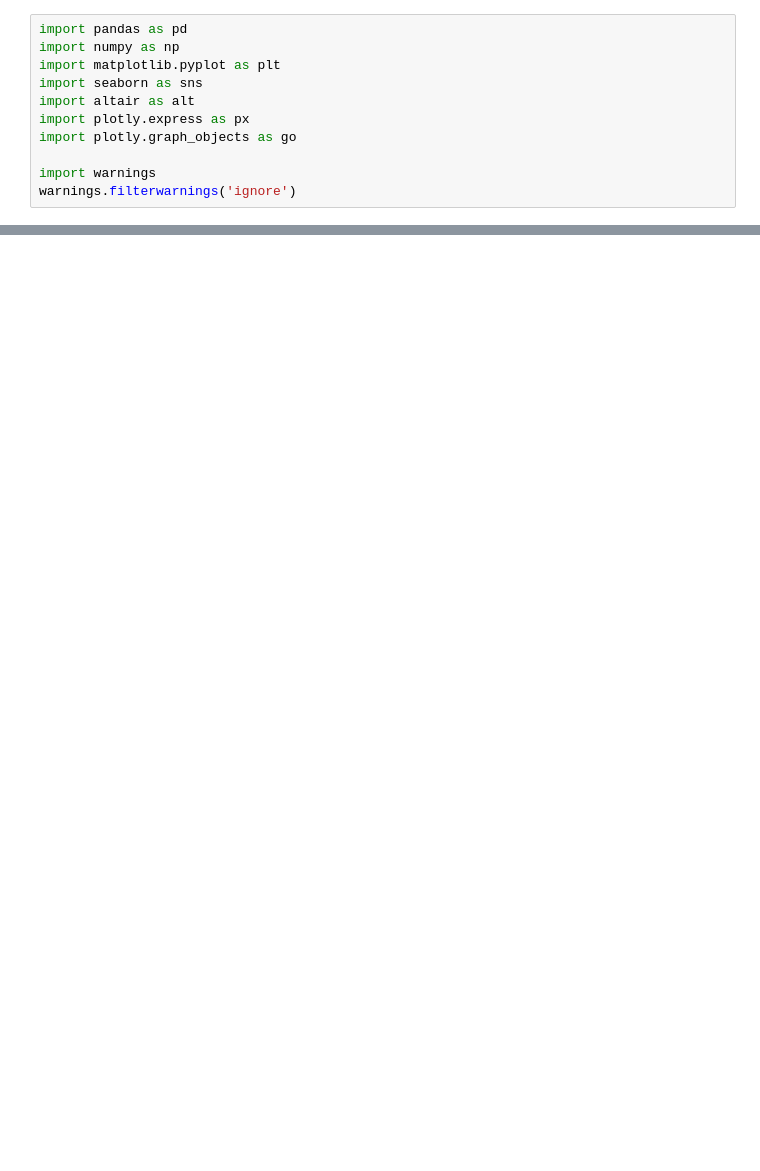
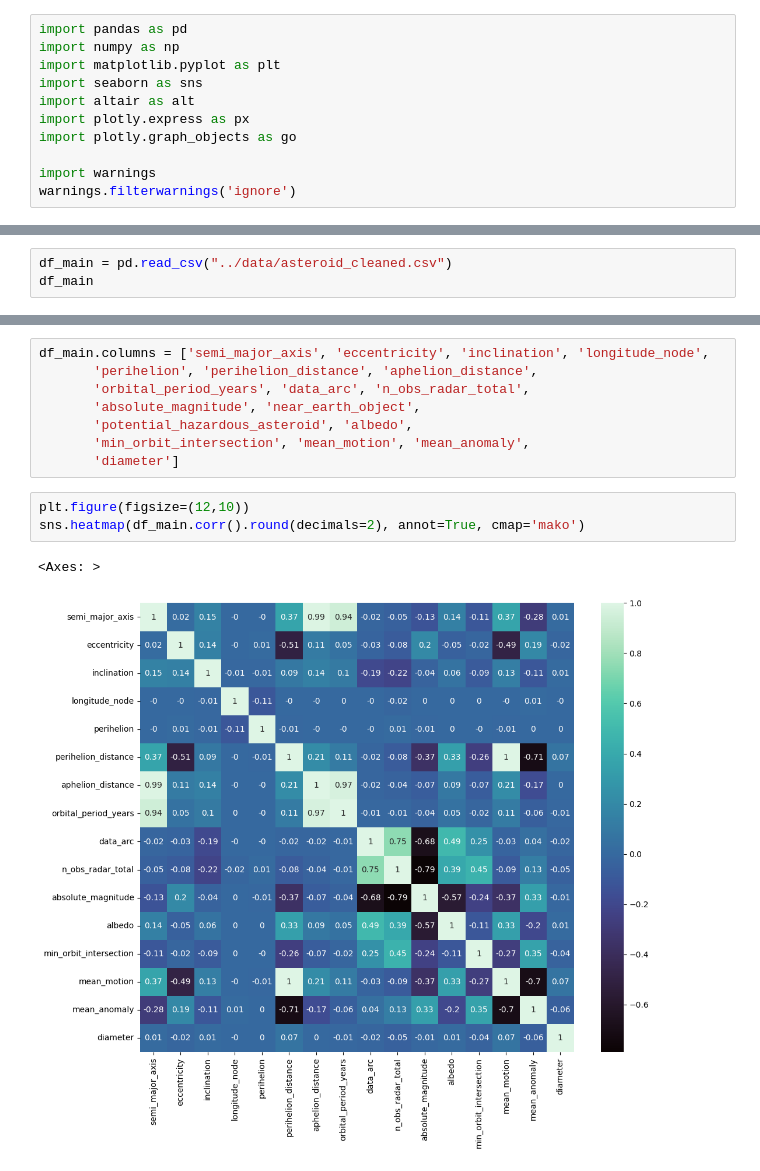
Before and after one commit to raghavSharmaCode/512-project-group-24, a Jupyter notebook: code/EDA.ipynb, the cells around one changed output, grey strips where cells are left out. Saved outputs shown, nothing was run; the diff lists cells and outputs as text; blank space fills up the shorter version.

Commit message:
EDA-Heatmap

```diff
--- a/code/EDA.ipynb
+++ b/code/EDA.ipynb
@@ -26,3 +26,6 @@ df
 | 135034 | 0.343069 | 1.843813 | 0.620684 | 1.695298 | 1.552790 | -0.471173 | ... |
 | 135035 | -0.534314 | -0.471789 | -0.850400 | -0.209720 | -1.447364 | -0.513758 | ... |
 135036 rows × 20 columns
+# %%
+df_main = pd.read_csv("../data/asteroid_cleaned.csv")
+df_main
@@ -28,0 +46,14 @@ df
+# %%
+df_main.columns = ['semi_major_axis', 'eccentricity', 'inclination', 'longitude_node',
+       'perihelion', 'perihelion_distance', 'aphelion_distance',
+       'orbital_period_years', 'data_arc', 'n_obs_radar_total',
+       'absolute_magnitude', 'near_earth_object',
+       'potential_hazardous_asteroid', 'albedo',
+       'min_orbit_intersection', 'mean_motion', 'mean_anomaly',
+       'diameter']
+# %%
+plt.figure(figsize=(12,10))
+sns.heatmap(df_main.corr().round(decimals=2), annot=True, cmap='mako')
+# %% [output]
+<Axes: >
+[figure, added]
```
Also changed, not shown: parts of 2 cells of this notebook, 3 other files.
